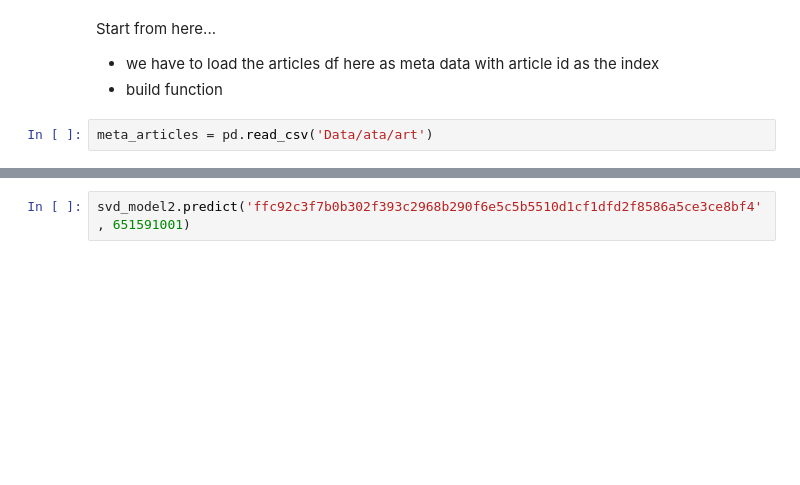
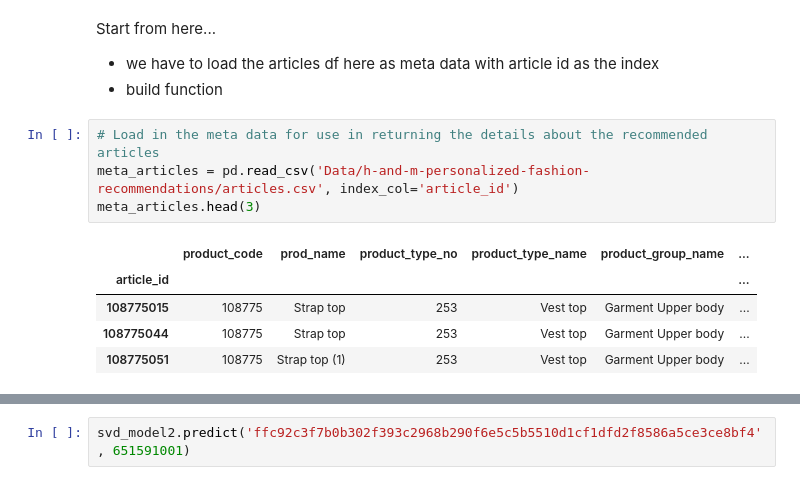
Before and after one commit to aliceagrawal/HM-Recommender-System-App, a Jupyter notebook: H&M-CollaborativeFilteringModeling.ipynb, the cells around one changed output, grey strips where cells are left out. Cells and saved outputs as stored; diff of their text form; blank space fills up the shorter version.

```diff
--- a/H&M-CollaborativeFilteringModeling.ipynb
+++ b/H&M-CollaborativeFilteringModeling.ipynb
@@ -406,5 +337,13 @@ transactions.tail(10)
 Start from here...
 - we have to load the articles df here as meta data with article id as the index
 - build function
-# %%
-meta_articles = pd.read_csv('Data/ata/art')
+# %%
+# Load in the meta data for use in returning the details about the recommended articles
+meta_articles = pd.read_csv('Data/h-and-m-personalized-fashion-recommendations/articles.csv', index_col='article_id')
+meta_articles.head(3)
+# %% [output]
+|  | product_code | prod_name | product_type_no | product_type_name | product_group_name | ... |
+| article_id |  |  |  |  |  | ... |
+| 108775015 | 108775 | Strap top | 253 | Vest top | Garment Upper body | ... |
+| 108775044 | 108775 | Strap top | 253 | Vest top | Garment Upper body | ... |
+| 108775051 | 108775 | Strap top (1) | 253 | Vest top | Garment Upper body | ... |
```
Also changed, not shown: parts of 32 cells of this notebook, 2 other files.
